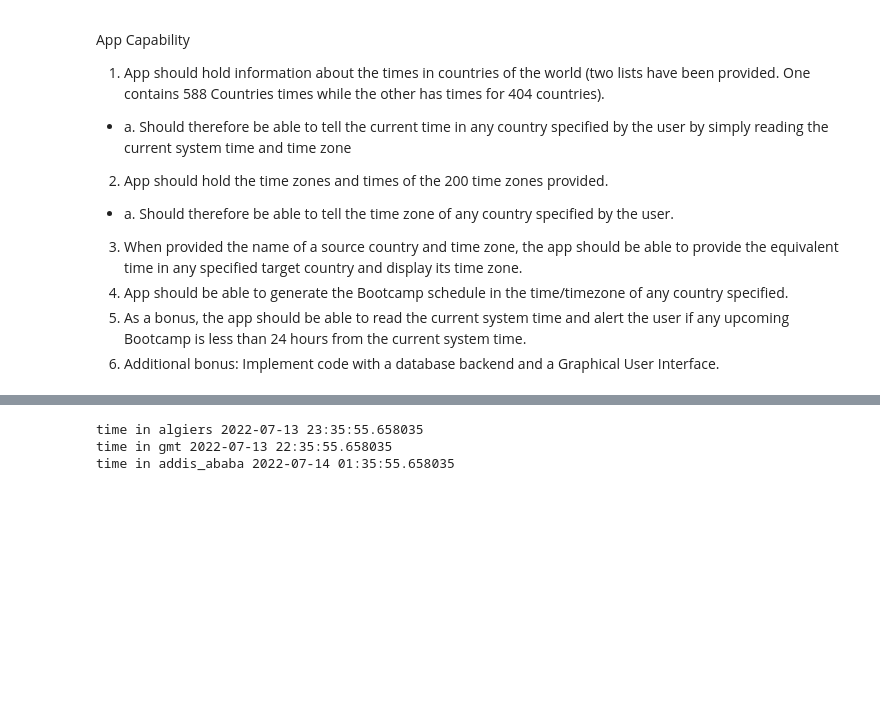
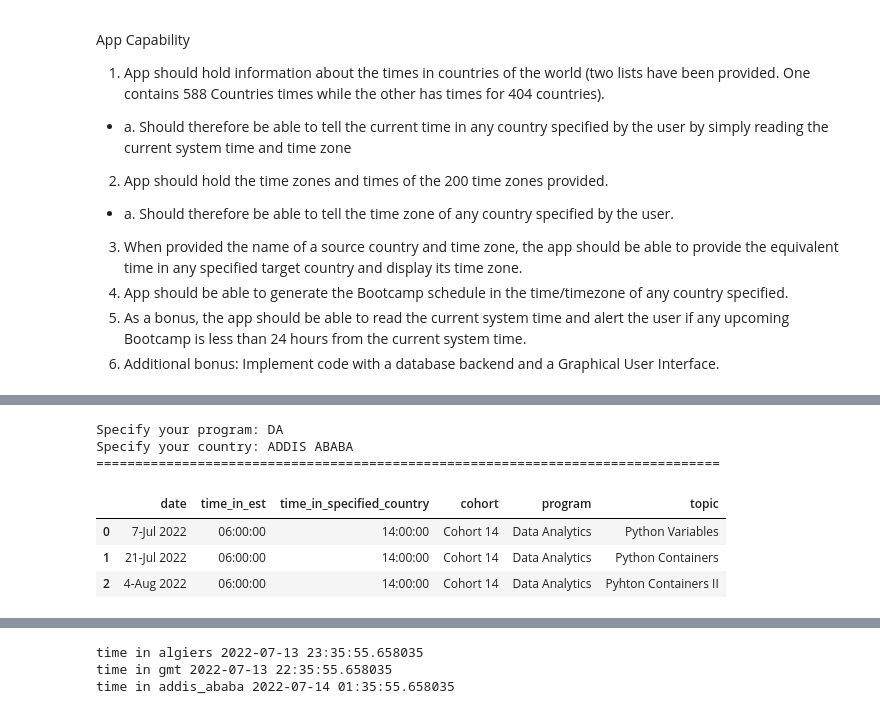
Before and after one commit to TelRich/Time_Converter_Project, a Jupyter notebook: onecampus_python_project.ipynb, the cells around one changed output, grey strips where cells are left out. Drawn from its saved outputs; the diff is of its cells as text; code cells hidden in the pictures; blank space fills up the shorter version.

Commit message:
adding bootcamp schedule

```diff
--- a/onecampus_python_project.ipynb
+++ b/onecampus_python_project.ipynb
@@ -321,0 +325,7 @@ Its equivalent in Algiers is 2022-07-23 11:30:00
+# %%
+year = 2022
+x = {
+    '7-Jul_DA': ['7', '7-Jul', '6.00 AM', 'Cohort 14', 'Data Analytics', 'Python Variables'],
+    '21-Jul_DA': ['7', '21-Jul', '6.00 AM', 'Cohort 14', 'Data Analytics', 'Python Containers'],
+    '4-Aug_DA': ['8', '4-Aug', '6.00 AM', 'Cohort 14', 'Data Analytics', 'Pyhton Containers II']
+}
@@ -321,0 +363,44 @@ Its equivalent in Algiers is 2022-07-23 11:30:00
+# %%
+info_box = []
+schedule = input('Specify your program: ')
+usr_cntry = input('Specify your country: ')
+formt = schedule.strip()
+frmt_usr_cntry = usr_cntry.strip().lower().replace(" ", "_")
+for  date in x.keys():
+    if formt == date.split('_')[1]:
+        y = year
+        mn = int(x[date][0])
+        d = int(x[date][1].split('-')[0])
+        h = int(x[date][2].split('.')[0])
+        m = int(x[date][2].split('.')[1].split(' ')[0])
+        time = dt.datetime(y, mn, d, h, m)
+        gmt_cnvrsn = time - dt.timedelta(0, c_t['est'])
+        usr_cntry_time = gmt_cnvrsn + dt.timedelta(0, c_t[frmt_usr_cntry])
+        boot_date = x[date][1] + ' ' + str(year)
+        time_in_est = time.strftime("%H:%M:%S")
+        time_in_usr_cntry = usr_cntry_time.strftime("%H:%M:%S")
+        cohort = x[date][3]
+        prgrm = x[date][4]
+        topic = x[date][5]
+
+        info_box.append({
+            'date': boot_date,
+            'time_in_est': time_in_est,
+            'time_in_specified_country': time_in_usr_cntry,
+            'cohort': cohort,
+            'program': prgrm,
+            'topic': topic
+        })
+column_name = ['date', 'time_in_est', 'time_in_specified_country', 'cohort', 'program','topic']
+
+print('=' * 80)
+df = pd.DataFrame(info_box, columns= column_name)
+df
+# %% [output]
+Specify your program: DA
+Specify your country: ADDIS ABABA
+================================================================================
+|  | date | time_in_est | time_in_specified_country | cohort | program | topic |
+| 0 | 7-Jul 2022 | 06:00:00 | 14:00:00 | Cohort 14 | Data Analytics | Python Variables |
+| 1 | 21-Jul 2022 | 06:00:00 | 14:00:00 | Cohort 14 | Data Analytics | Python Containers |
+| 2 | 4-Aug 2022 | 06:00:00 | 14:00:00 | Cohort 14 | Data Analytics | Pyhton Containers II |
```
Also changed, not shown: parts of 11 cells of this notebook.
